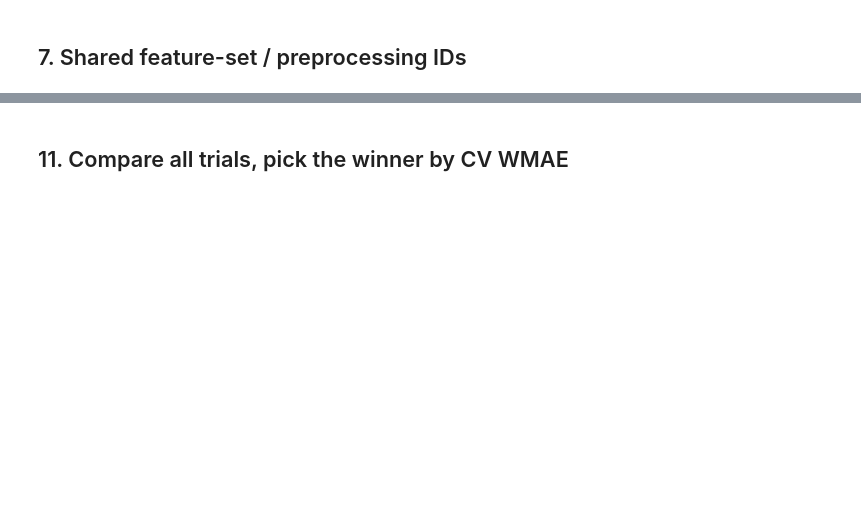
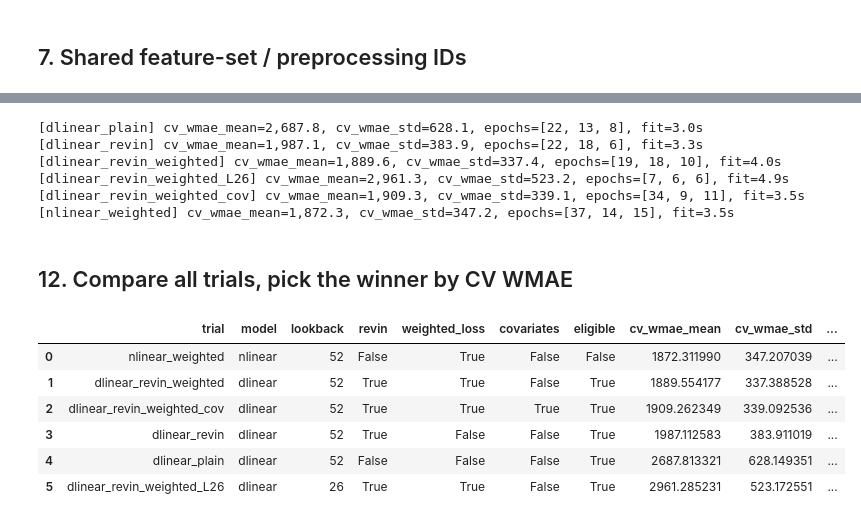
Before and after one commit to lukaxizo5/walmart-store-sales-forecasting, a Jupyter notebook: notebooks/model_experiment_dlinear.ipynb, the cells around one changed output, grey strips where cells are left out. Saved outputs shown, nothing was run; the diff lists cells and outputs as text; code cells hidden in the pictures; blank space fills up the shorter version.

Commit message:
DLinear update

```diff
--- a/notebooks/model_experiment_dlinear.ipynb
+++ b/notebooks/model_experiment_dlinear.ipynb
@@ -456,0 +684,32 @@ def run_dlinear_trial(label, model_name, lookback, kernel_size,
+# %%
+def trial_config(label, model_name="dlinear", lookback=52, kernel_size=25,
+                 revin=True, metric_aligned_loss=True, covariates=False,
+                 eligible=True, feature_set=None, preprocessing=None):
+    return {
+        "label": label, "model_name": model_name, "lookback": lookback,
+        "kernel_size": kernel_size, "revin": revin,
+        "metric_aligned_loss": metric_aligned_loss, "covariates": covariates,
+        "eligible": eligible,
+        "feature_set": feature_set or (COV_FEATURE_SET if covariates else BASE_FEATURE_SET),
+        "preprocessing": preprocessing or (REVIN_PREPROCESSING if revin else PLAIN_PREPROCESSING),
+    }
+
+
+TRIALS = [
+    # A: the paper's vanilla recipe as we first implemented it -- the baseline to beat.
+    trial_config("dlinear_plain", revin=False, metric_aligned_loss=False),
+    # B: isolate RevIN.
+    trial_config("dlinear_revin", revin=True, metric_aligned_loss=False),
+    # C: RevIN + metric-aligned loss. Expected model of record.
+    trial_config("dlinear_revin_weighted", revin=True, metric_aligned_loss=True),
+    # D: shorter lookback -> far more training windows, but < 1 annual cycle of memory.
+    trial_config("dlinear_revin_weighted_L26", lookback=26, kernel_size=13),
+    # E: known-future covariates. Documented NEGATIVE result -- a shared seasonal head buys
+    # nothing, because per-department seasonality cannot be expressed by one shared weight vector.
+    trial_config("dlinear_revin_weighted_cov", covariates=True),
+    # F: NLinear reference. Scored + logged, but not eligible as the DLinear model of record.
+    trial_config("nlinear_weighted", model_name="nlinear", revin=False, eligible=False),
+]
+
+pd.DataFrame(TRIALS)[["label", "model_name", "lookback", "revin",
+                      "metric_aligned_loss", "covariates", "eligible"]]
@@ -499,12 +750,29 @@ trial_d = run_dlinear_trial(
+# %%
+trials = [run_dlinear_trial(config) for config in TRIALS]
+# %% [output]
+[dlinear_plain] cv_wmae_mean=2,687.8, cv_wmae_std=628.1, epochs=[22, 13, 8], fit=3.0s
+[dlinear_revin] cv_wmae_mean=1,987.1, cv_wmae_std=383.9, epochs=[22, 18, 6], fit=3.3s
+[dlinear_revin_weighted] cv_wmae_mean=1,889.6, cv_wmae_std=337.4, epochs=[19, 18, 10], fit=4.0s
+[dlinear_revin_weighted_L26] cv_wmae_mean=2,961.3, cv_wmae_std=523.2, epochs=[7, 6, 6], fit=4.9s
+[dlinear_revin_weighted_cov] cv_wmae_mean=1,909.3, cv_wmae_std=339.1, epochs=[34, 9, 11], fit=3.5s
+[nlinear_weighted] cv_wmae_mean=1,872.3, cv_wmae_std=347.2, epochs=[37, 14, 15], fit=3.5s
 # %% [markdown]
-## 11. Compare all trials, pick the winner by CV WMAE
+## 12. Compare all trials, pick the winner by CV WMAE
 # %%
-trials = [trial_a, trial_b, trial_c, trial_d]
-
 comparison = pd.DataFrame([
     {"trial": t["label"], "model": t["model_name"], "lookback": t["lookback"],
-     "kernel_size": t["kernel_size"], "cv_wmae_mean": t["cv_wmae_mean"],
-     "cv_wmae_std": t["cv_wmae_std"], "windows_fold0": t["fold_windows"][0]}
+     "revin": t["revin"], "weighted_loss": t["metric_aligned_loss"], "covariates": t["covariates"],
+     "eligible": t["eligible"], "cv_wmae_mean": t["cv_wmae_mean"], "cv_wmae_std": t["cv_wmae_std"],
+     "windows_fold0": t["fold_windows"][0], "epochs": t["fold_epochs"],
+     "fit_seconds": round(t["fit_seconds"], 1)}
     for t in trials
 ])
-comparison.sort_values("cv_wmae_mean")
+comparison.sort_values("cv_wmae_mean").reset_index(drop=True)
+# %% [output]
+|  | trial | model | lookback | revin | weighted_loss | covariates | eligible | cv_wmae_mean | cv_wmae_std | ... |
+| 0 | nlinear_weighted | nlinear | 52 | False | True | False | False | 1872.311990 | 347.207039 | ... |
+| 1 | dlinear_revin_weighted | dlinear | 52 | True | True | False | True | 1889.554177 | 337.388528 | ... |
+| 2 | dlinear_revin_weighted_cov | dlinear | 52 | True | True | True | True | 1909.262349 | 339.092536 | ... |
+| 3 | dlinear_revin | dlinear | 52 | True | False | False | True | 1987.112583 | 383.911019 | ... |
+| 4 | dlinear_plain | dlinear | 52 | False | False | False | True | 2687.813321 | 628.149351 | ... |
+| 5 | dlinear_revin_weighted_L26 | dlinear | 26 | True | True | False | True | 2961.285231 | 523.172551 | ... |
```
Also changed, not shown: parts of 36 cells of this notebook, 3 other files.
